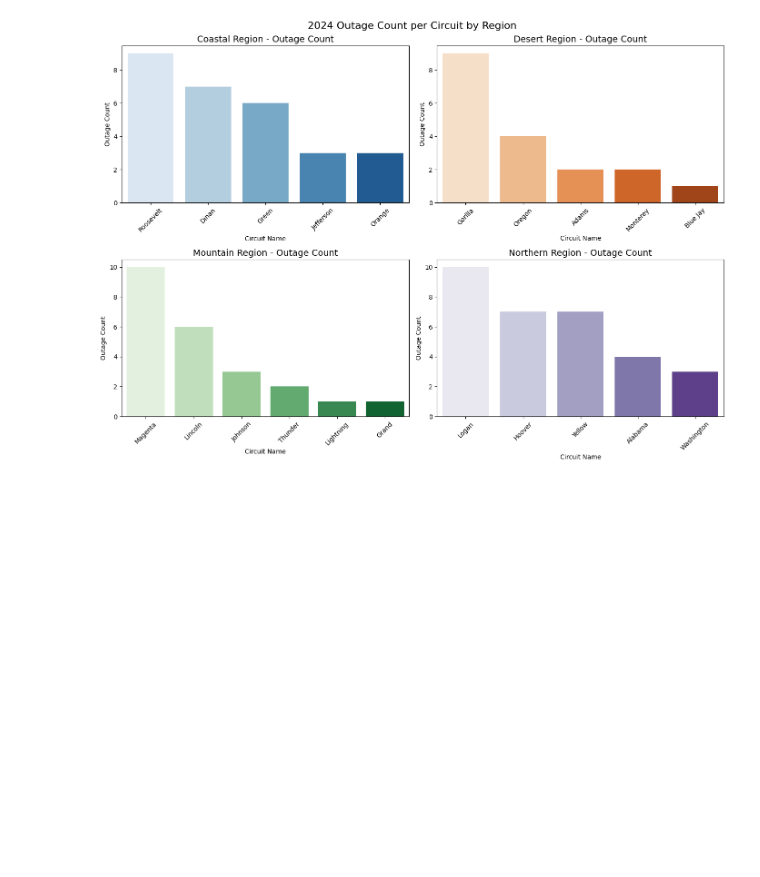
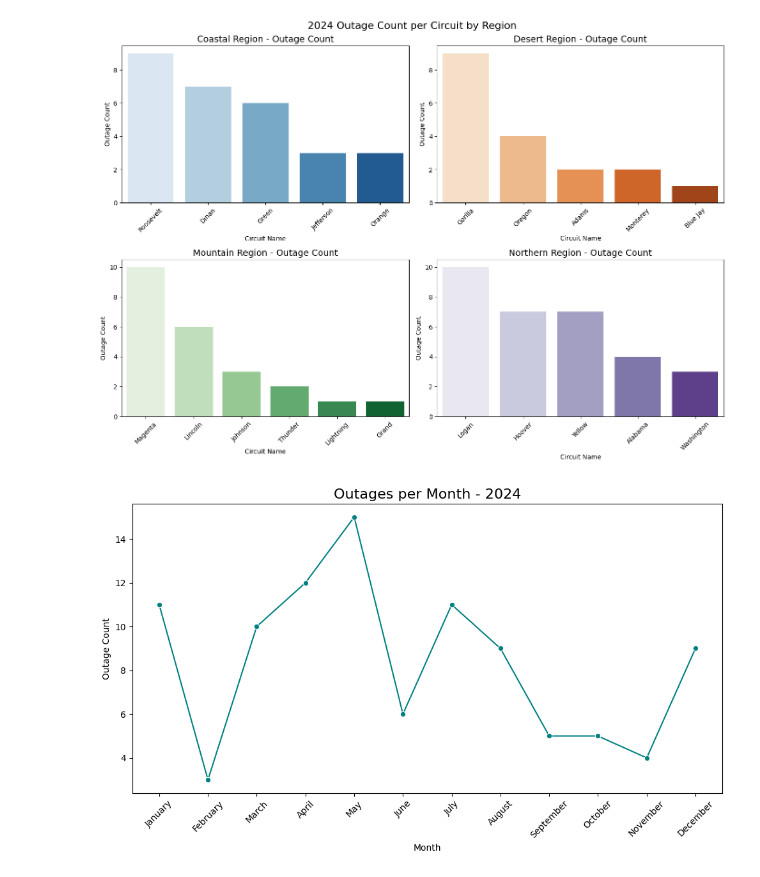
Before and after one commit to GerardoG2/ITC-2025, a Jupyter notebook: circuit-outage-analysis.ipynb, the cells around one changed output. Drawn from its saved outputs; the diff is of its cells as text; code cells hidden in the pictures; blank space fills up the shorter version.

```diff
--- a/circuit-outage-analysis.ipynb
+++ b/circuit-outage-analysis.ipynb
@@ -1799,3 +1901,31 @@ Passing `palette` without assigning `hue` is deprecated and will be removed in v
 
   sns.barplot(data=north, x='circuit_name', y='outage_count', palette='Purples', ax=axs[1][1])
 [figure]
+# %%
+df['outage_month'] = pd.to_datetime(df['outage_date']).dt.month_name()
+
+# Create categorical month order for proper sorting
+month_order = ['January', 'February', 'March', 'April', 'May', 'June',
+               'July', 'August', 'September', 'October', 'November', 'December']
+df['outage_month'] = pd.Categorical(df['outage_month'], categories=month_order, ordered=True)
+
+# Group by month and count outages
+monthly_outage_counts = df.groupby('outage_month').size().reset_index(name='outage_count')
+
+# Plot
+plt.figure(figsize=(10, 6))
+sns.lineplot(
+    data=monthly_outage_counts,
+    x='outage_month',
+    y='outage_count',
+    marker='o',
+    color='teal'  # <-- pick a non-default color here
+)
+plt.title('Outages per Month - 2024', fontsize=16)
+plt.xlabel('Month')
+plt.ylabel('Outage Count')
+plt.xticks(rotation=45)
+plt.tight_layout()
+plt.show()
+# %% [output]
+[figure, added]
```
Also changed, not shown: parts of 8 cells of this notebook.
